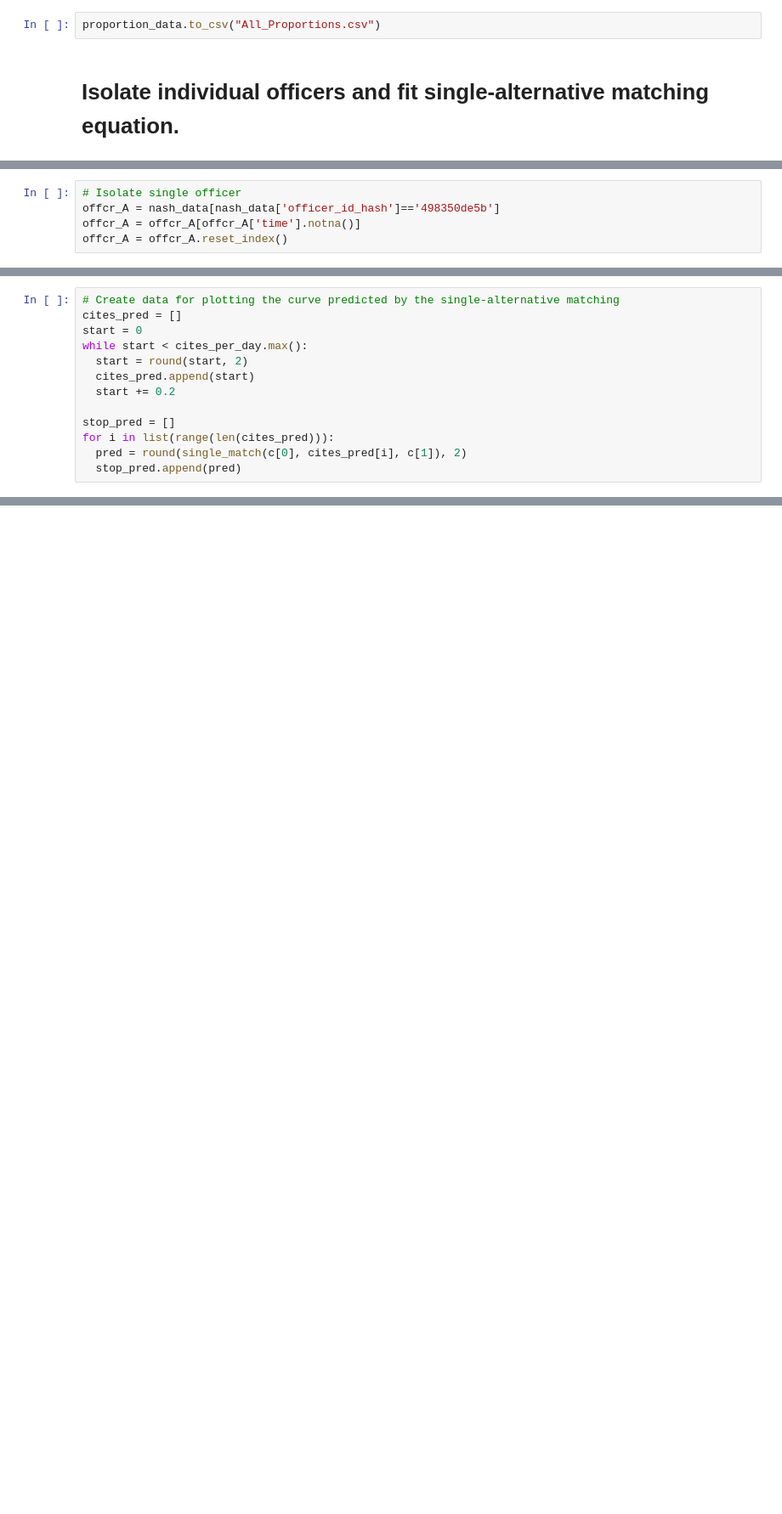
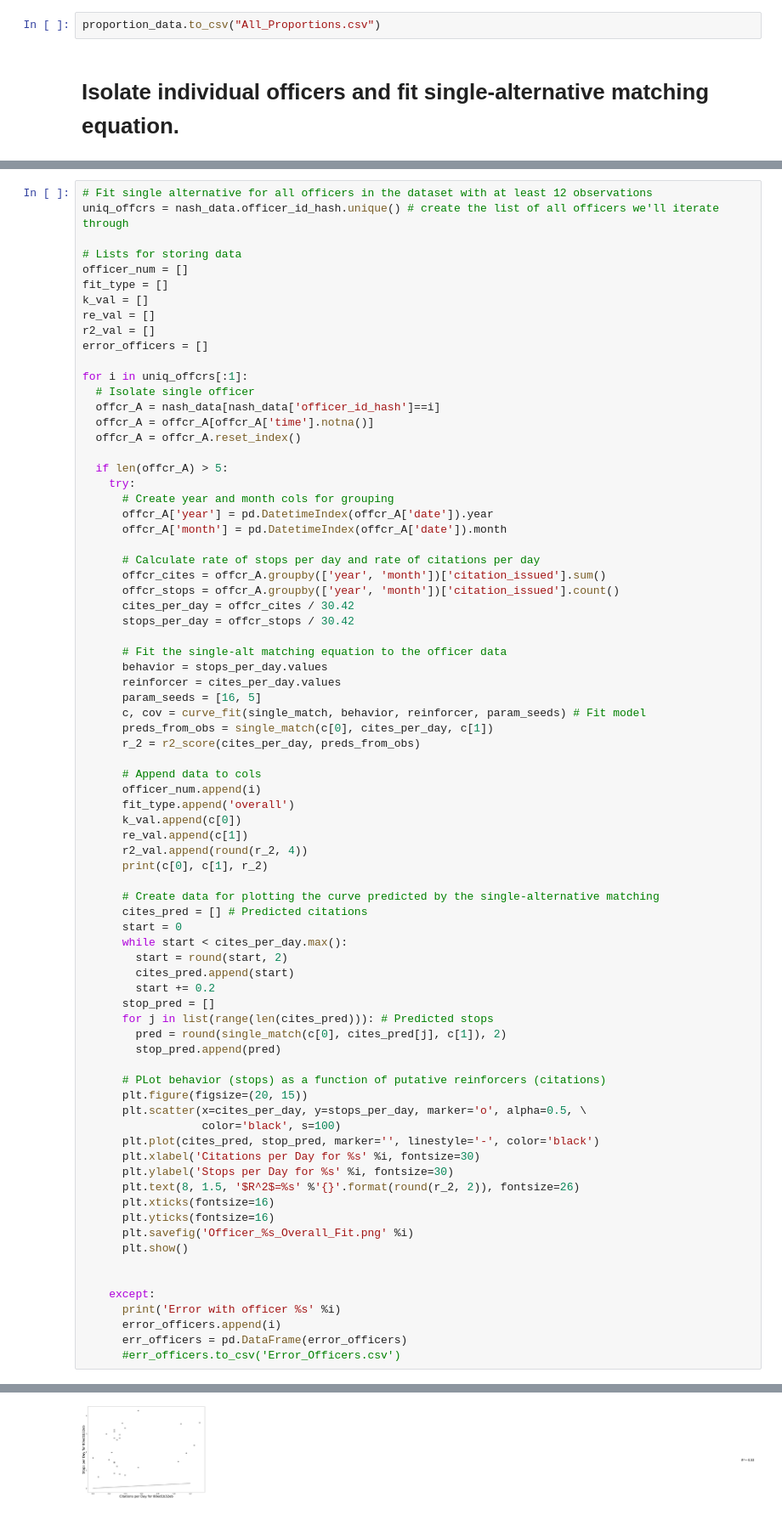
Before and after one commit to david-j-cox/Man-vs-Machine, a Jupyter notebook: Python_Scripts_Notebooks/Open_Policing_Data_EDA.ipynb, the cells around one changed output, grey strips where cells are left out. Shown at 85% size. Drawn from its saved outputs; the diff is of its cells as text; blank space fills up the shorter version.

```diff
--- a/Python_Scripts_Notebooks/Open_Policing_Data_EDA.ipynb
+++ b/Python_Scripts_Notebooks/Open_Policing_Data_EDA.ipynb
@@ -568,5 +558,0 @@ print(nash_data.officer_id_hash.value_counts()[:20])
-# %%
-# Isolate single officer
-offcr_A = nash_data[nash_data['officer_id_hash']=='498350de5b']
-offcr_A = offcr_A[offcr_A['time'].notna()]
-offcr_A = offcr_A.reset_index()
@@ -610,13 +565,0 @@ print("R^2:", round(r_2, 2))
-# %%
-# Create data for plotting the curve predicted by the single-alternative matching
-cites_pred = []
-start = 0
-while start < cites_per_day.max():
-  start = round(start, 2)
-  cites_pred.append(start)
-  start += 0.2
-
-stop_pred = []
-for i in list(range(len(cites_pred))):
-  pred = round(single_match(c[0], cites_pred[i], c[1]), 2)
-  stop_pred.append(pred)
@@ -644,0 +568,78 @@ stops_per_day = stops_per_day.fillna(0)
+# %%
+# Fit single alternative for all officers in the dataset with at least 12 observations
+uniq_offcrs = nash_data.officer_id_hash.unique() # create the list of all officers we'll iterate through
+
+# Lists for storing data
+officer_num = []
+fit_type = []
+k_val = []
+re_val = []
+r2_val = []
+error_officers = []
+
+for i in uniq_offcrs[:1]:
+  # Isolate single officer
+  offcr_A = nash_data[nash_data['officer_id_hash']==i]
+  offcr_A = offcr_A[offcr_A['time'].notna()]
+  offcr_A = offcr_A.reset_index()
+
+  if len(offcr_A) > 5:
+    try:
+      # Create year and month cols for grouping
+      offcr_A['year'] = pd.DatetimeIndex(offcr_A['date']).year
+      offcr_A['month'] = pd.DatetimeIndex(offcr_A['date']).month
+
+      # Calculate rate of stops per day and rate of citations per day
+      offcr_cites = offcr_A.groupby(['year', 'month'])['citation_issued'].sum()
+      offcr_stops = offcr_A.groupby(['year', 'month'])['citation_issued'].count()
+      cites_per_day = offcr_cites / 30.42
+      stops_per_day = offcr_stops / 30.42
+
+      # Fit the single-alt matching equation to the officer data
+      behavior = stops_per_day.values
+      reinforcer = cites_per_day.values
+      param_seeds = [16, 5]
+      c, cov = curve_fit(single_match, behavior, reinforcer, param_seeds) # Fit model
+      preds_from_obs = single_match(c[0], cites_per_day, c[1])
+      r_2 = r2_score(cites_per_day, preds_from_obs)
+
+      # Append data to cols
+      officer_num.append(i)
+      fit_type.append('overall')
+      k_val.append(c[0])
+      re_val.append(c[1])
+      r2_val.append(round(r_2, 4))
+      print(c[0], c[1], r_2)
+
+      # Create data for plotting the curve predicted by the single-alternative matching
+      cites_pred = [] # Predicted citations
+      start = 0
+      while start < cites_per_day.max():
+        start = round(start, 2)
+        cites_pred.append(start)
+        start += 0.2
+      stop_pred = []
+      for j in list(range(len(cites_pred))): # Predicted stops
+        pred = round(single_match(c[0], cites_pred[j], c[1]), 2)
+        stop_pred.append(pred)
+
+      # PLot behavior (stops) as a function of putative reinforcers (citations)
+      plt.figure(figsize=(20, 15))
+      plt.scatter(x=cites_per_day, y=stops_per_day, marker='o', alpha=0.5, \
+                  color='black', s=100)
+      plt.plot(cites_pred, stop_pred, marker='', linestyle='-', color='black')
+      plt.xlabel('Citations per Day for %s' %i, fontsize=30)
+      plt.ylabel('Stops per Day for %s' %i, fontsize=30)
+      plt.text(8, 1.5, '$R^2$=%s' %'{}'.format(round(r_2, 2)), fontsize=26)
+      plt.xticks(fontsize=16)
+      plt.yticks(fontsize=16)
+      plt.savefig('Officer_%s_Overall_Fit.png' %i)
+      plt.show()
+
+
+    except:
+      print('Error with officer %s' %i)
+      error_officers.append(i)
+      err_officers = pd.DataFrame(error_officers)
+      #err_officers.to_csv('Error_Officers.csv')
+# %% [output]
@@ -645 +647,2 @@ stops_per_day = stops_per_day.fillna(0)
+[figure, added]
 # %%
```
Also changed, not shown: parts of 22 cells of this notebook.
